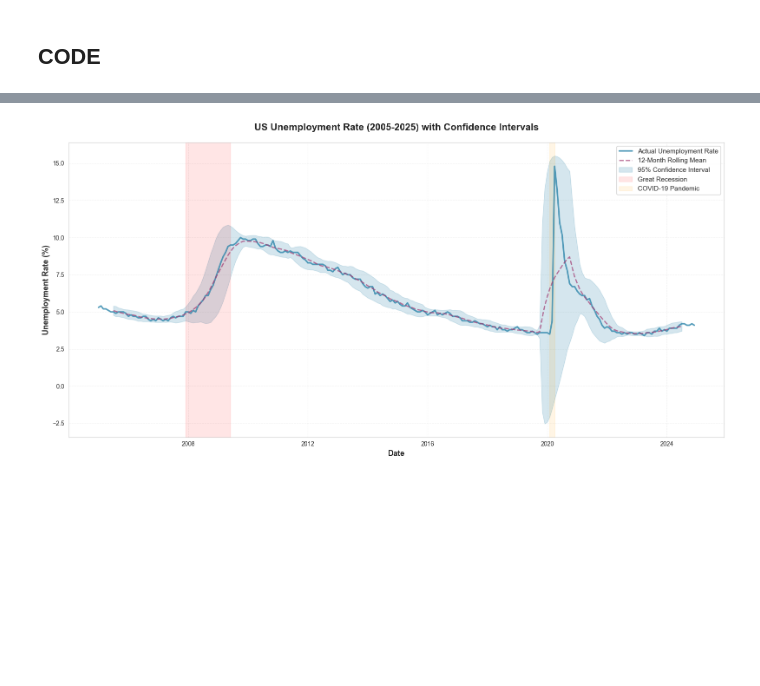
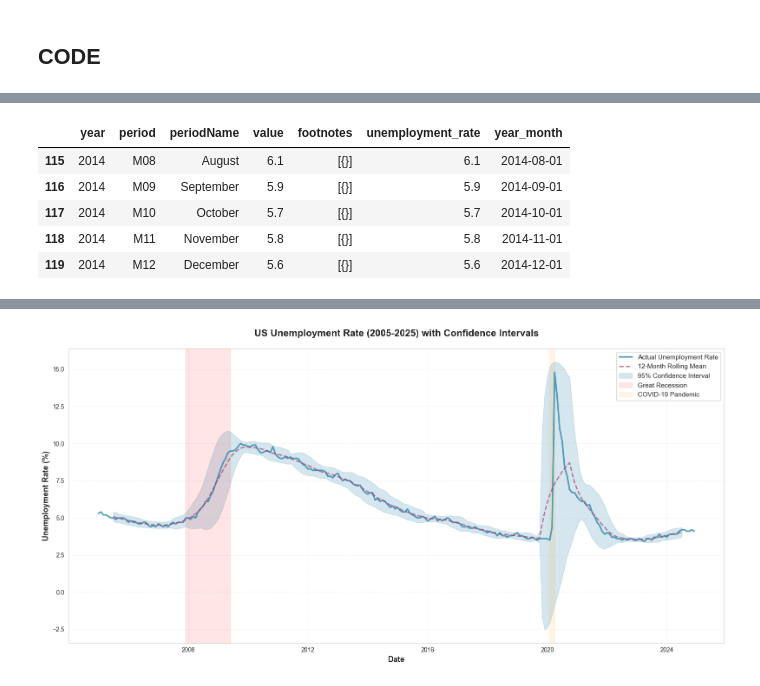
Before and after one commit to rafaelcattan/rafaelcattan.github.io, a Jupyter notebook: analysis/notebooks/data_analysis.ipynb, the cells around one changed output, grey strips where cells are left out. Drawn from its saved outputs; the diff is of its cells as text; code cells hidden in the pictures; blank space fills up the shorter version.

```diff
--- a/analysis/notebooks/data_analysis.ipynb
+++ b/analysis/notebooks/data_analysis.ipynb
@@ -130,0 +146,9 @@ US UNEMPLOYMENT RATE FORECASTING - COMPLETE ANALYSIS
+# %%
+train.tail
+# %% [output]
+|  | year | period | periodName | value | footnotes | unemployment_rate | year_month |
+| 115 | 2014 | M08 | August | 6.1 | [{}] | 6.1 | 2014-08-01 |
+| 116 | 2014 | M09 | September | 5.9 | [{}] | 5.9 | 2014-09-01 |
+| 117 | 2014 | M10 | October | 5.7 | [{}] | 5.7 | 2014-10-01 |
+| 118 | 2014 | M11 | November | 5.8 | [{}] | 5.8 | 2014-11-01 |
+| 119 | 2014 | M12 | December | 5.6 | [{}] | 5.6 | 2014-12-01 |
```
Also changed, not shown: parts of 16 cells of this notebook, 1 other file.
